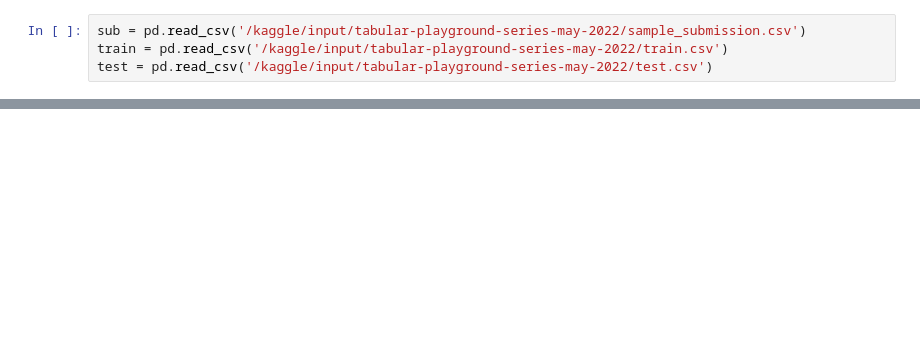
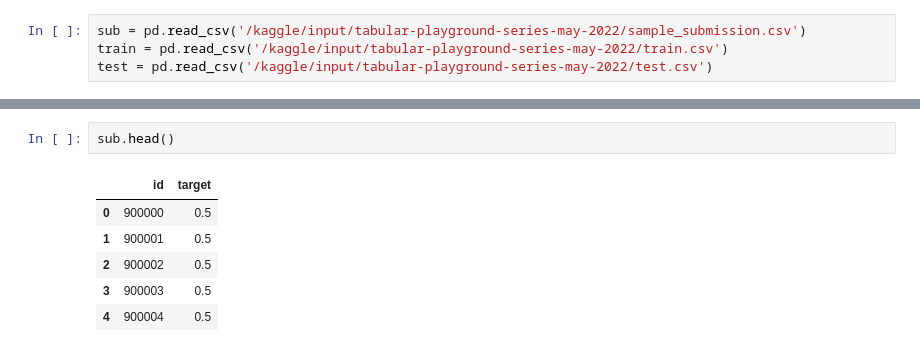
Before and after one commit to barbosarafael/kaggleCompetitions, a Jupyter notebook: firstnotebook-tabular-playground-series-may-2022.ipynb, the cells around one changed output, grey strips where cells are left out. Drawn from its saved outputs; the diff is of its cells as text; blank space fills up the shorter version.

```diff
--- a/firstnotebook-tabular-playground-series-may-2022.ipynb
+++ b/firstnotebook-tabular-playground-series-may-2022.ipynb
@@ -52,0 +62,9 @@ test
+# %%
+sub.head()
+# %% [output]
+|  | id | target |
+| 0 | 900000 | 0.5 |
+| 1 | 900001 | 0.5 |
+| 2 | 900002 | 0.5 |
+| 3 | 900003 | 0.5 |
+| 4 | 900004 | 0.5 |
```
Also changed, not shown: parts of 22 cells of this notebook.
